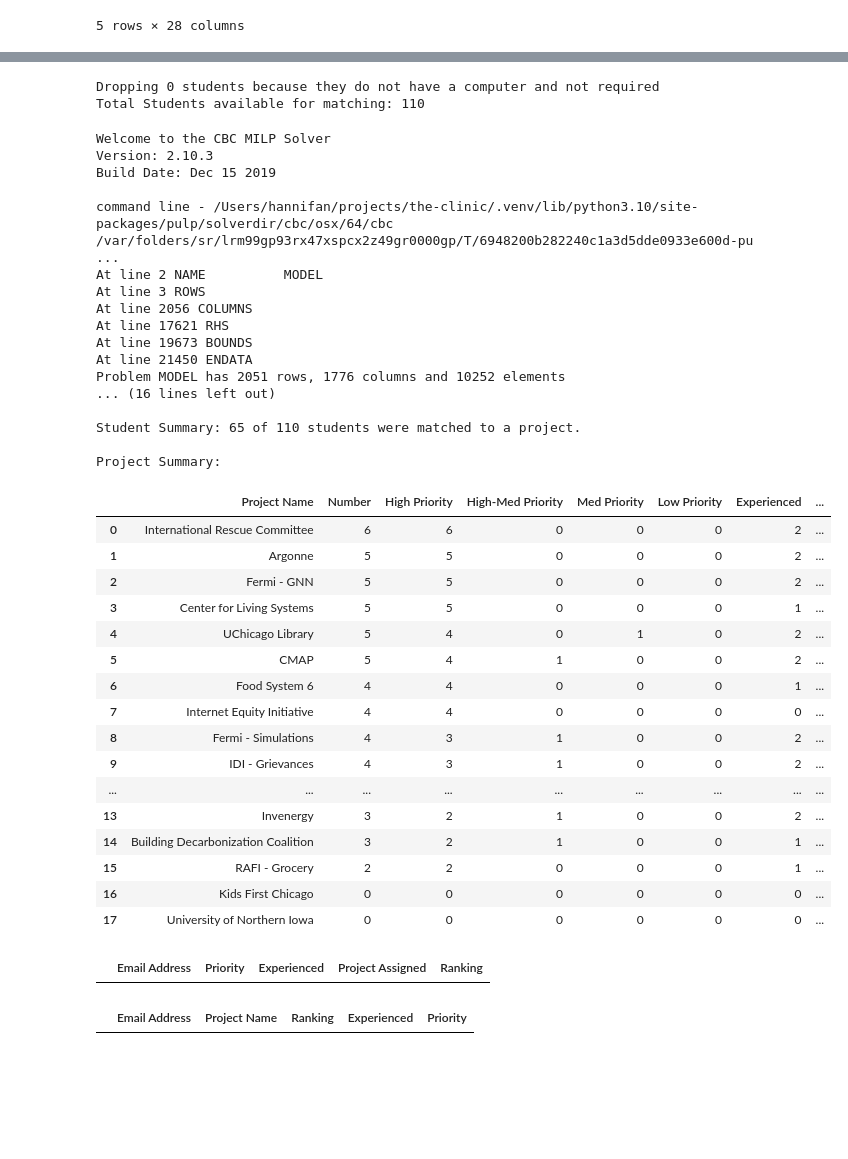
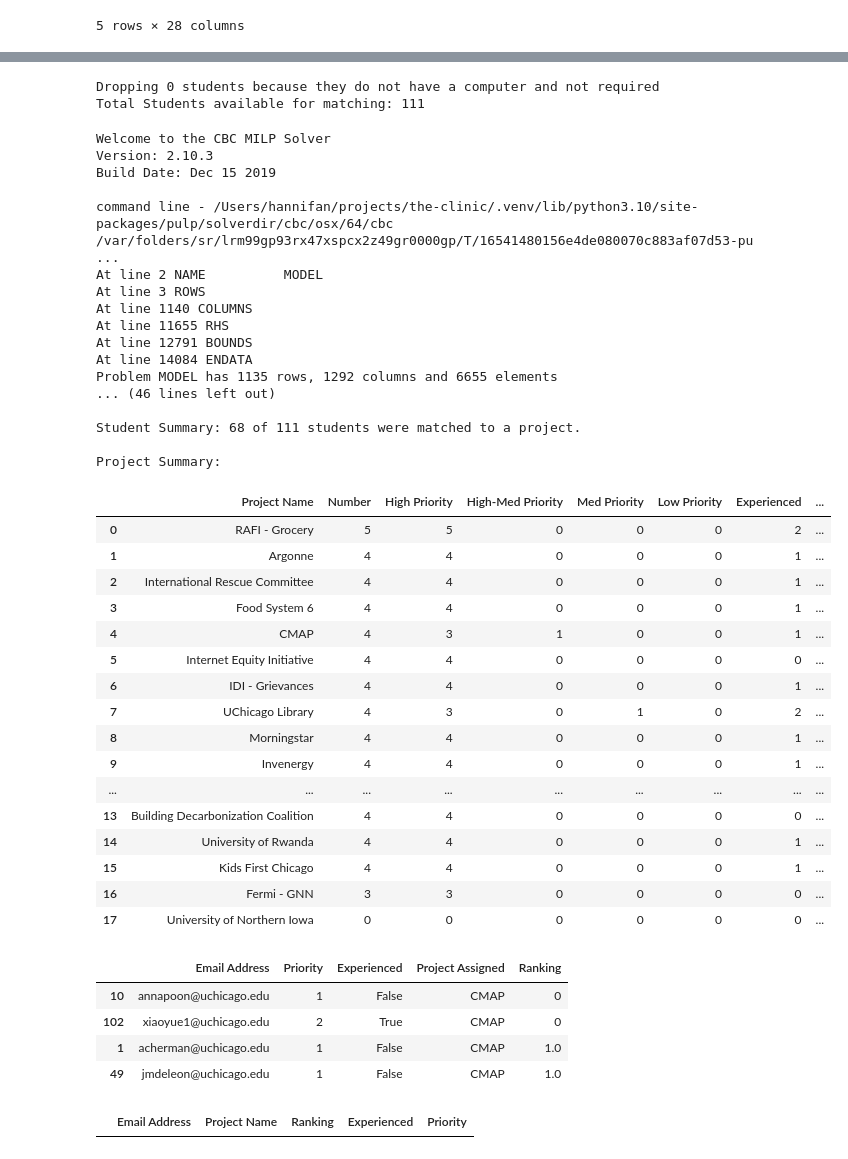
Before and after one commit to dsi-clinic/the-clinic, a Jupyter notebook: admin/matching/notebooks/matching.ipynb, the cells around one changed output, grey strips where cells are left out. Cells and saved outputs as stored; diff of their text form; code cells hidden in the pictures; blank space fills up the shorter version.

```diff
--- a/admin/matching/notebooks/matching.ipynb
+++ b/admin/matching/notebooks/matching.ipynb
@@ -147,8 +127,5 @@ forced_assignments
 # %%
 priority_mapping = {'high': 1, 'med-high': 2, 'med': 3, 'low': 4}
-
-max_students = {'Fermi - GNN': 3}
-
 
 # List of technical projects
 technical_project_list = [
@@ -156,59 +133,59 @@ technical_project_list = [
     'Building Decarbonization Coalition', 'Argonne', 'CMAP', 'Invenergy'
 ]
 
-priority_weights = [10, 15, 25, 30]
-
 data_to_process_dict = generate_data(application_df, technical_project_list, priority_mapping)
 # %% [output]
 Dropping 0 students because they do not have a computer and not required
-Total Students available for matching: 110
+Total Students available for matching: 111
 # %%
+priority_weights = [10, 15, 25, 30]
+max_students = {'Fermi - GNN': 3, 'RAFI - Grocery': 5}
 all_project_list = data_to_process_dict.pop('all_project_list')
 assignment_df = student_assignment(priority_weights = priority_weights, **data_to_process_dict,
                                    max_students_dict=max_students, preassigned_students=forced_assignments,
                                    number_of_projects_to_run=None, drop_projects=["University of Northern Iowa"], verbose=False)
 print(f"\nAverage Ranking: {assignment_df.Ranking.mean():.2f}")
 print(assignment_df.Ranking.value_counts())
 print_project_summary(assignment_df, all_project_list)
 
 assignment_df.to_csv('../data/test_1.csv', index=False)
 # %% [output]
 Welcome to the CBC MILP Solver
 Version: 2.10.3
 Build Date: Dec 15 2019
 
-command line - /Users/hannifan/projects/the-clinic/.venv/lib/python3.10/site-packages/pulp/solverdir/cbc/osx/64/cbc /var/folders/sr/lrm99gp93rx47xspcx2z49gr0000gp/T/6948200b282240c1a3d5dde0933e600d-pu ...
+command line - /Users/hannifan/projects/the-clinic/.venv/lib/python3.10/site-packages/pulp/solverdir/cbc/osx/64/cbc /var/folders/sr/lrm99gp93rx47xspcx2z49gr0000gp/T/16541480156e4de080070c883af07d53-pu ...
 At line 2 NAME          MODEL
 At line 3 ROWS
-At line 2056 COLUMNS
-At line 17621 RHS
-At line 19673 BOUNDS
-At line 21450 ENDATA
-Problem MODEL has 2051 rows, 1776 columns and 10252 elements
-... (16 lines left out)
+At line 1140 COLUMNS
+At line 11655 RHS
+At line 12791 BOUNDS
+At line 14084 ENDATA
+Problem MODEL has 1135 rows, 1292 columns and 6655 elements
+... (46 lines left out)
 
-Student Summary: 65 of 110 students were matched to a project.
+Student Summary: 68 of 111 students were matched to a project.
 
 Project Summary:
 |  | Project Name | Number | High Priority | High-Med Priority | Med Priority | Low Priority | Experienced | ... |
-| 0 | International Rescue Committee | 6 | 6 | 0 | 0 | 0 | 2 | ... |
-| 1 | Argonne | 5 | 5 | 0 | 0 | 0 | 2 | ... |
-| 2 | Fermi - GNN | 5 | 5 | 0 | 0 | 0 | 2 | ... |
-| 3 | Center for Living Systems | 5 | 5 | 0 | 0 | 0 | 1 | ... |
-| 4 | UChicago Library | 5 | 4 | 0 | 1 | 0 | 2 | ... |
-| 5 | CMAP | 5 | 4 | 1 | 0 | 0 | 2 | ... |
-| 6 | Food System 6 | 4 | 4 | 0 | 0 | 0 | 1 | ... |
-| 7 | Internet Equity Initiative | 4 | 4 | 0 | 0 | 0 | 0 | ... |
-| 8 | Fermi - Simulations | 4 | 3 | 1 | 0 | 0 | 2 | ... |
-| 9 | IDI - Grievances | 4 | 3 | 1 | 0 | 0 | 2 | ... |
+| 0 | RAFI - Grocery | 5 | 5 | 0 | 0 | 0 | 2 | ... |
+| 1 | Argonne | 4 | 4 | 0 | 0 | 0 | 1 | ... |
+| 2 | International Rescue Committee | 4 | 4 | 0 | 0 | 0 | 1 | ... |
+| 3 | Food System 6 | 4 | 4 | 0 | 0 | 0 | 1 | ... |
+| 4 | CMAP | 4 | 3 | 1 | 0 | 0 | 1 | ... |
+| 5 | Internet Equity Initiative | 4 | 4 | 0 | 0 | 0 | 0 | ... |
+| 6 | IDI - Grievances | 4 | 4 | 0 | 0 | 0 | 1 | ... |
+| 7 | UChicago Library | 4 | 3 | 0 | 1 | 0 | 2 | ... |
+| 8 | Morningstar | 4 | 4 | 0 | 0 | 0 | 1 | ... |
+| 9 | Invenergy | 4 | 4 | 0 | 0 | 0 | 1 | ... |
 | ... | ... | ... | ... | ... | ... | ... | ... | ... |
-| 13 | Invenergy | 3 | 2 | 1 | 0 | 0 | 2 | ... |
-| 14 | Building Decarbonization Coalition | 3 | 2 | 1 | 0 | 0 | 1 | ... |
-| 15 | RAFI - Grocery | 2 | 2 | 0 | 0 | 0 | 1 | ... |
-| 16 | Kids First Chicago | 0 | 0 | 0 | 0 | 0 | 0 | ... |
+| 13 | Building Decarbonization Coalition | 4 | 4 | 0 | 0 | 0 | 0 | ... |
+| 14 | University of Rwanda | 4 | 4 | 0 | 0 | 0 | 1 | ... |
+| 15 | Kids First Chicago | 4 | 4 | 0 | 0 | 0 | 1 | ... |
+| 16 | Fermi - GNN | 3 | 3 | 0 | 0 | 0 | 0 | ... |
 | 17 | University of Northern Iowa | 0 | 0 | 0 | 0 | 0 | 0 | ... |
 # %%
-project_to_comp = 'Kids First Chicago'
+project_to_comp = 'CMAP'
 
 list_of_not_assigned = list(assignment_df.loc[ (assignment_df.Priority == 1) & (assignment_df.Ranking.isna()), 'Email Address'])
 prefs_df = data_to_process_dict['ranking'].copy()
@@ -225,6 +202,10 @@ display(matched.sort_values('Ranking'))
 display(unmatched_info)
 # %% [output]
 |  | Email Address | Priority | Experienced | Project Assigned | Ranking |
+| 10 | annapoon@uchicago.edu | 1 | False | CMAP | 0 |
+| 102 | xiaoyue1@uchicago.edu | 2 | True | CMAP | 0 |
+| 1 | acherman@uchicago.edu | 1 | False | CMAP | 1.0 |
+| 49 | jmdeleon@uchicago.edu | 1 | False | CMAP | 1.0 |
 |  | Email Address | Project Name | Ranking | Experienced | Priority |
 # %%
 data_to_process_dict['student_characteristics'].Priority.value_counts()
```
Also changed, not shown: parts of 5 cells of this notebook, 1 other file.
